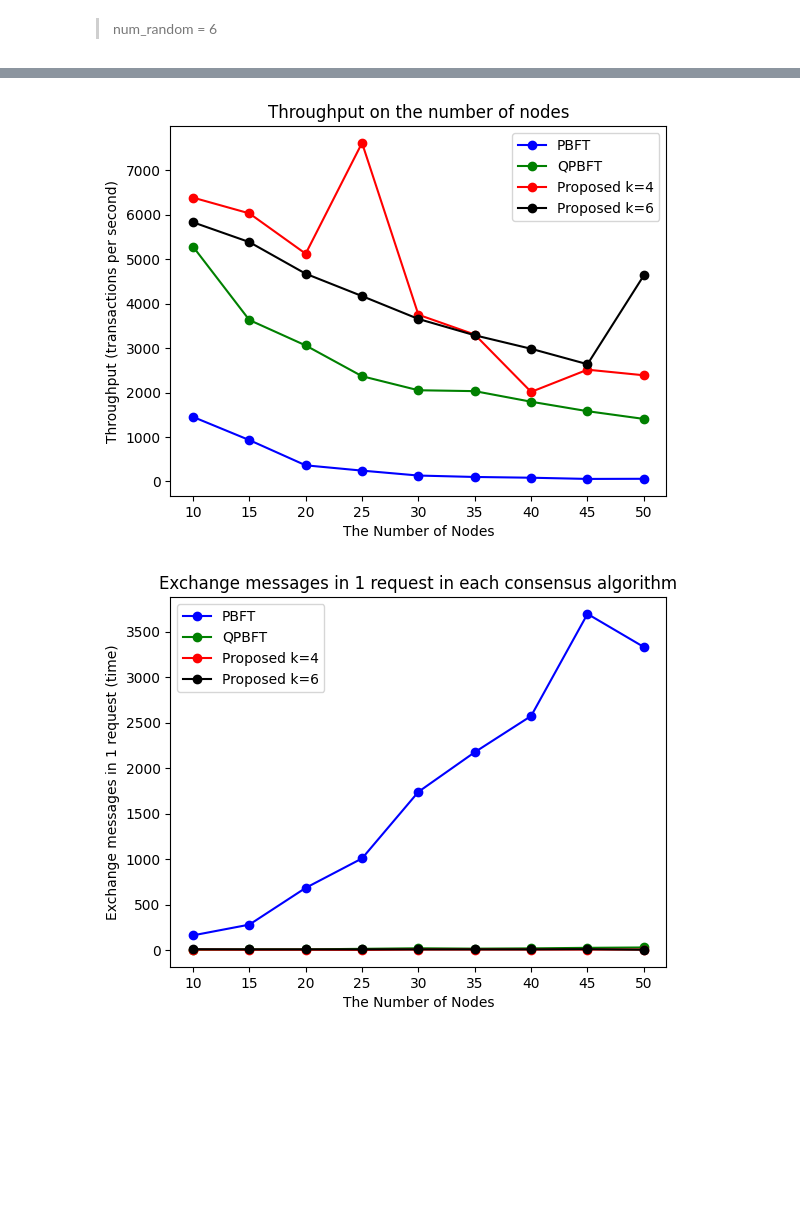
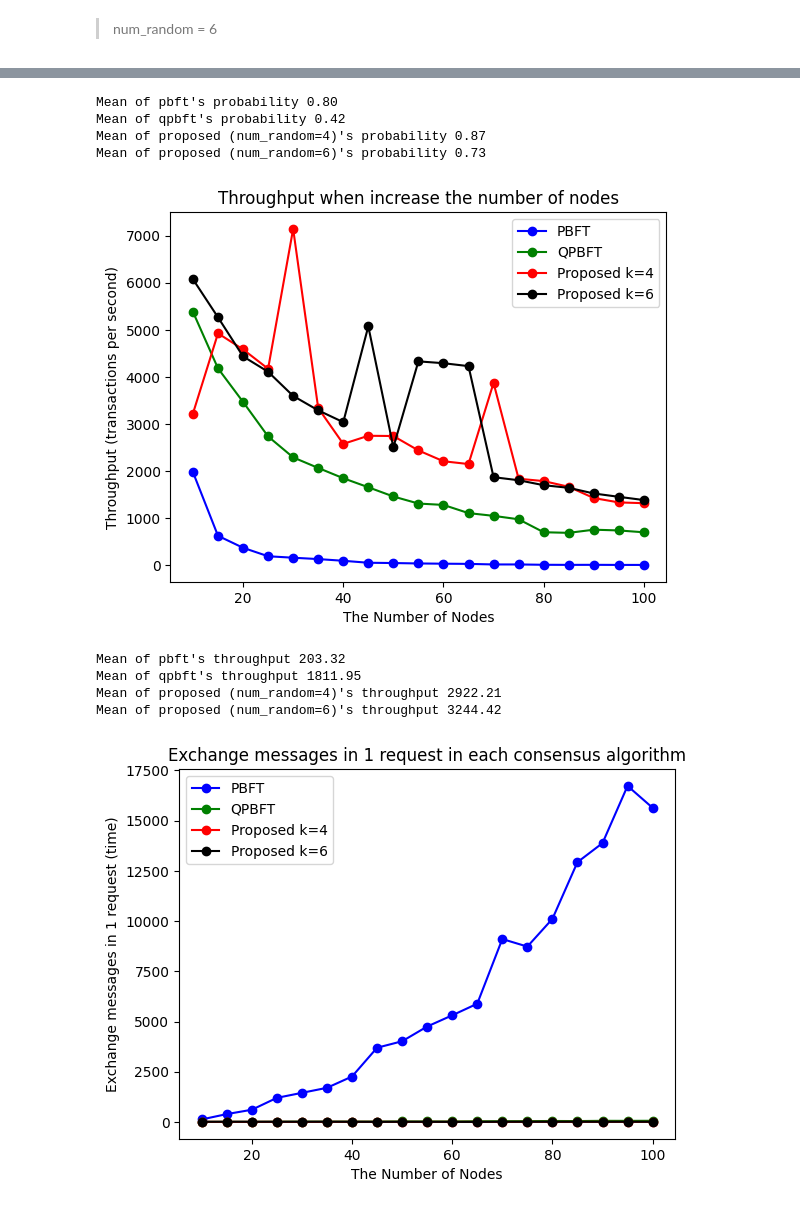
Before and after one commit to OatKID/consensus_demo, a Jupyter notebook: report.ipynb, the cells around one changed output, grey strips where cells are left out. Drawn from its saved outputs; the diff is of its cells as text; code cells hidden in the pictures; blank space fills up the shorter version.

```diff
--- a/report.ipynb
+++ b/report.ipynb
@@ -15,7 +15,7 @@ Set up control-variable
 # %%
 MAX_NUM_REQUESTS = 300
 num_requests = np.array([i for i in range(10, MAX_NUM_REQUESTS + 1, 10)])
-MAX_NUM_NODES = 50
+MAX_NUM_NODES = 100
 num_nodes = np.array([i for i in range(10, MAX_NUM_NODES + 1, 5)])
 SEED = 100
 # %%
@@ -258,15 +268,35 @@ plt.show()
+# %%
+print(f"Mean of pbft's probability {np.mean(result_pbft_request["probabilities"]):.2f}")
+print(f"Mean of qpbft's probability {np.mean(result_qpbft_request["probabilities"]):.2f}")
+print(f"Mean of proposed (num_random=4)'s probability {np.mean(result_proposed_request_1["probabilities"]):.2f}")
+print(f"Mean of proposed (num_random=6)'s probability {np.mean(result_proposed_request_2["probabilities"]):.2f}")
+# %% [output]
+Mean of pbft's probability 0.80
+Mean of qpbft's probability 0.42
+Mean of proposed (num_random=4)'s probability 0.87
+Mean of proposed (num_random=6)'s probability 0.73
 # %%
 plt.plot(num_nodes, result_pbft_nodes["throughputs"], label="PBFT", marker="o", color="blue")
 plt.plot(num_nodes, result_qpbft_nodes["throughputs"], label="QPBFT", marker="o", color="green")
 plt.plot(num_nodes, result_proposed_nodes_1["throughputs"], label="Proposed k=4", marker="o", color="red")
 plt.plot(num_nodes, result_proposed_nodes_2["throughputs"], label="Proposed k=6", marker="o", color="black")
 plt.legend()
 plt.xlabel("The Number of Nodes")
 plt.ylabel("Throughput (transactions per second)")
-plt.title("Throughput on the number of nodes")
+plt.title("Throughput when increase the number of nodes")
 plt.show()
 # %% [output]
-[figure, old version]
+[figure, new version]
+# %%
+print(f"Mean of pbft's throughput {np.mean(result_pbft_nodes["throughputs"]):.2f}")
+print(f"Mean of qpbft's throughput {np.mean(result_qpbft_nodes["throughputs"]):.2f}")
+print(f"Mean of proposed (num_random=4)'s throughput {np.mean(result_proposed_nodes_1["throughputs"]):.2f}")
+print(f"Mean of proposed (num_random=6)'s throughput {np.mean(result_proposed_nodes_2["throughputs"]):.2f}")
+# %% [output]
+Mean of pbft's throughput 203.32
+Mean of qpbft's throughput 1811.95
+Mean of proposed (num_random=4)'s throughput 2922.21
+Mean of proposed (num_random=6)'s throughput 3244.42
 # %%
 plt.plot(num_nodes, result_pbft_nodes["total_send"], label="PBFT", marker="o", color="blue")
 plt.plot(num_nodes, result_qpbft_nodes["total_send"], label="QPBFT", marker="o", color="green")
@@ -278,4 +308,4 @@ plt.ylabel("Exchange messages in 1 request (time)")
 plt.title("Exchange messages in 1 request in each consensus algorithm")
 plt.show()
 # %% [output]
-[figure, old version]
+[figure, new version]
```
Also changed, not shown: parts of 5 cells of this notebook.
